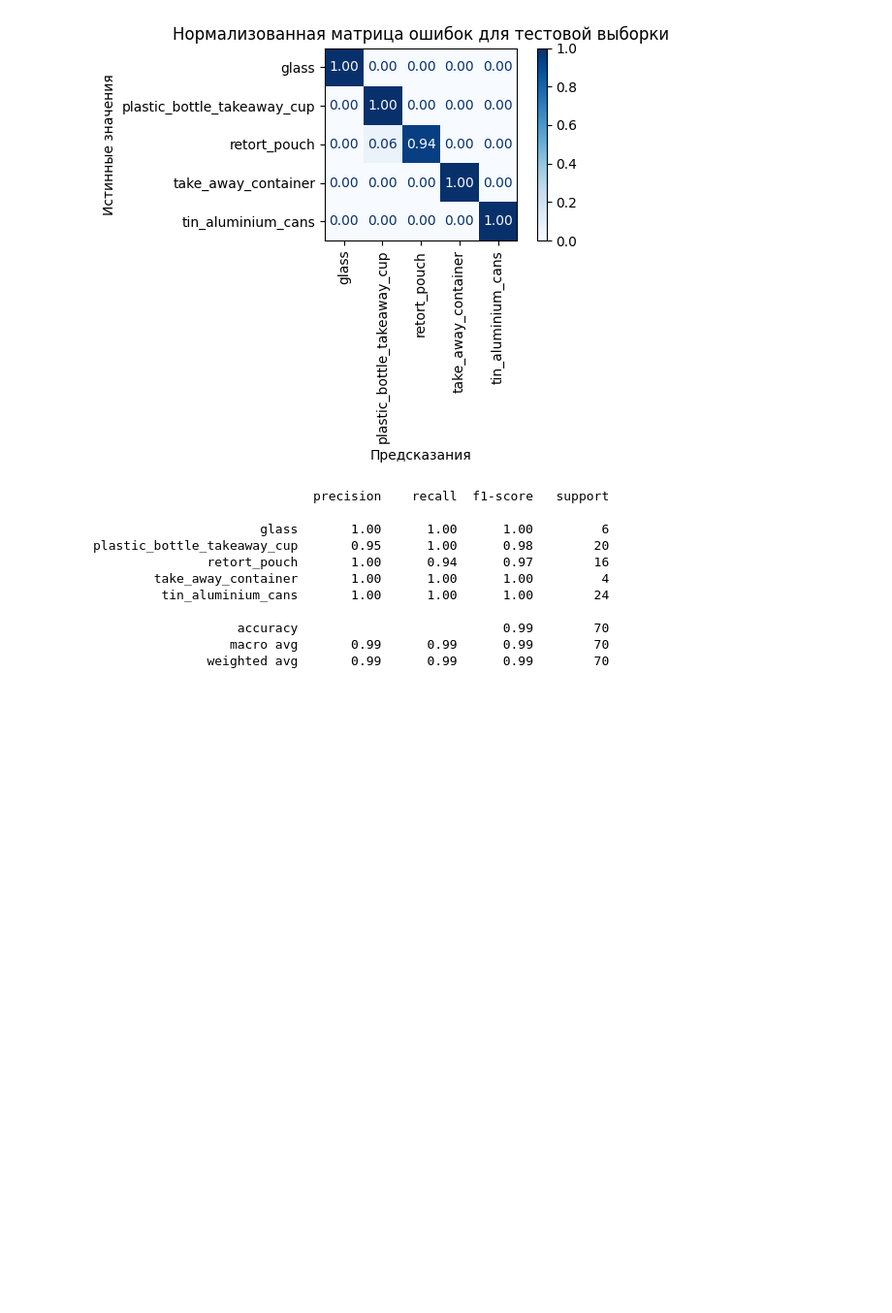
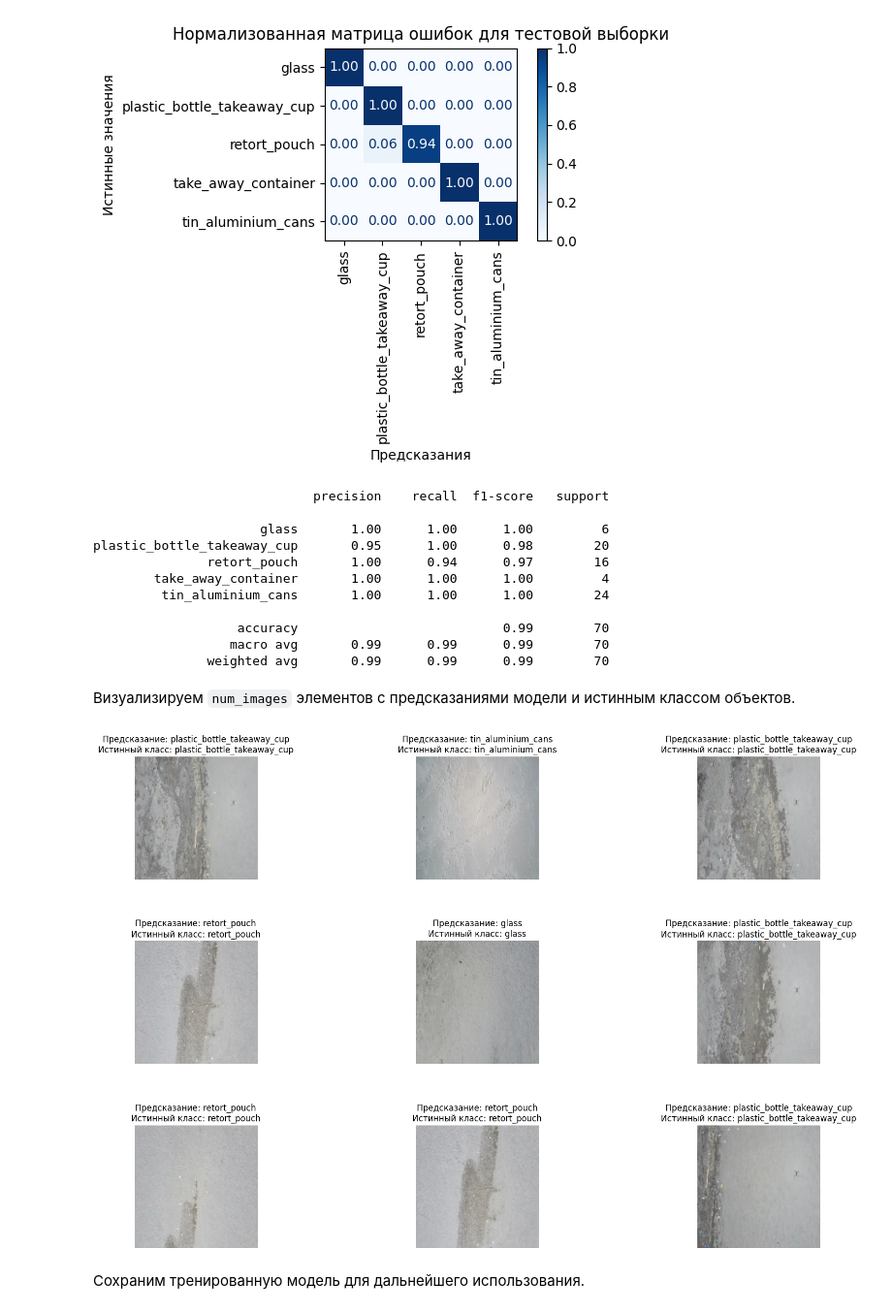
Before and after one commit to attractor-set/project_practice, a Jupyter notebook: Мониторинг экосистемы через IT-решения.ipynb, the cells around one changed output. Shown at 97% size. Cells and saved outputs as stored; diff of their text form; code cells hidden in the pictures; blank space fills up the shorter version.

```diff
--- a/Мониторинг экосистемы через IT-решения.ipynb
+++ b/Мониторинг экосистемы через IT-решения.ipynb
@@ -251,3 +267,34 @@ plastic_bottle_takeaway_cup       0.95      1.00      0.98        20
                    accuracy                           0.99        70
                   macro avg       0.99      0.99      0.99        70
                weighted avg       0.99      0.99      0.99        70
+# %% [markdown]
+Визуализируем `num_images` элементов с предсказаниями модели и истинным классом объектов.
+# %%
+def visualize_predictions(model, dataset, num_images=9):
+    model.eval()
+    fig = plt.figure(figsize=(15, 15))
+    fig.subplots_adjust(left=0, right=1, top=0.9, bottom=0, hspace=0.5, wspace=0.5)
+
+    with torch.no_grad():
+        for i, idx in enumerate(np.random.choice(range(len(dataset)), num_images)):
+            labels, inputs = dataset[idx]
+            inputs = inputs.unsqueeze(0).to(DEVICE)
+            labels = labels
+
+            outputs = model(inputs)
+            _, preds = torch.max(outputs, 1)
+
+            ax = plt.subplot(4, 3, i+1)
+            ax.axis('off')
+            ax.set_title(f'Предсказание: {CLASSES[preds[0]]}\nИстинный класс: {CLASSES[labels]}')
+
+            img = inputs[0].cpu().permute(1, 2, 0) * torch.tensor([0.229, 0.224, 0.225]) + torch.tensor([0.485, 0.456, 0.406])
+            plt.imshow(img.clamp(0, 1))
+
+    plt.show()
+
+visualize_predictions(model, test_loader.dataset)
+# %% [output]
+[figure, added]
+# %% [markdown]
+Сохраним тренированную модель для дальнейшего использования.
```
Also changed, not shown: parts of 13 cells of this notebook, 3 other files.
